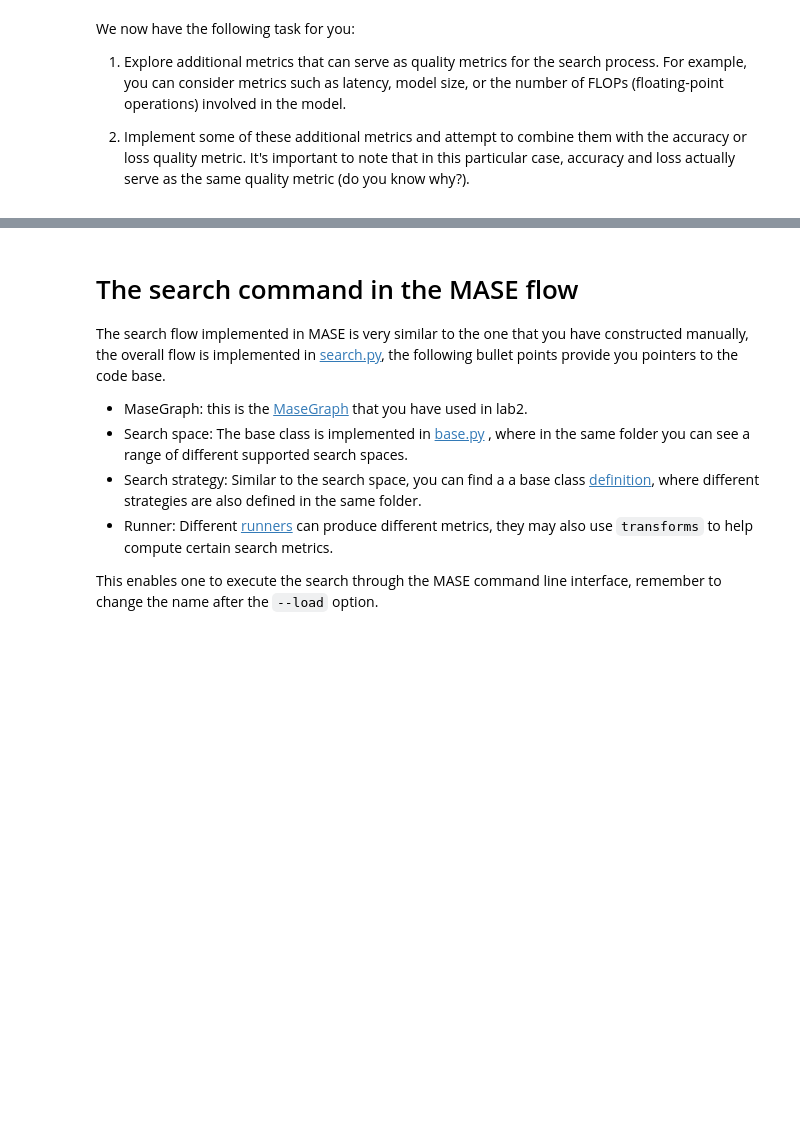
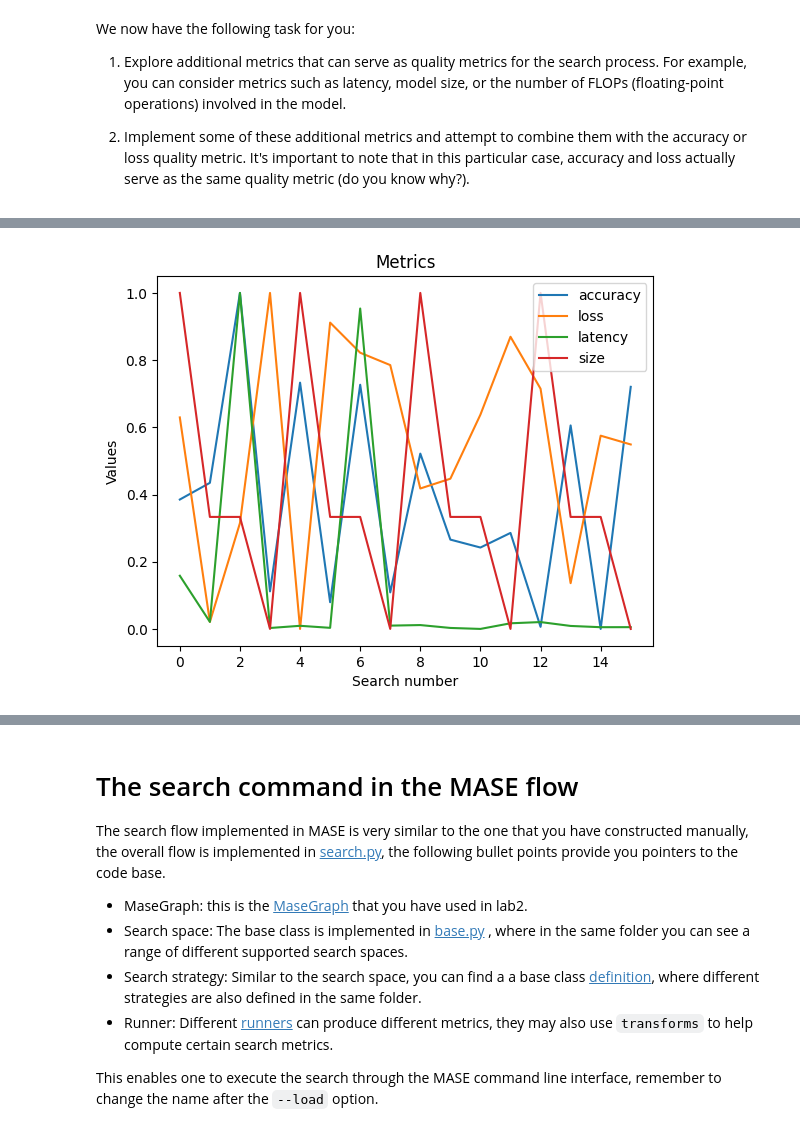
Before and after one commit to Wolk1618/mase, a Jupyter notebook: lab3.ipynb, the cells around one changed output, grey strips where cells are left out. Saved outputs shown, nothing was run; the diff lists cells and outputs as text; code cells hidden in the pictures; blank space fills up the shorter version.

```diff
--- a/lab3.ipynb
+++ b/lab3.ipynb
@@ -201,0 +310,22 @@ We now have the following task for you:
+# %%
+def min_max_scaling(values):
+    min_val = min(values)
+    max_val = max(values)
+    scaled_values = [(x - min_val) / (max_val - min_val) for x in values]
+    return scaled_values
+# %%
+import matplotlib.pyplot as plt
+
+plt.plot(min_max_scaling(acc_avg), label='accuracy')
+plt.plot(min_max_scaling(loss_avg), label='loss')
+plt.plot(min_max_scaling(lat_avg), label='latency')
+plt.plot(min_max_scaling(size_avg), label='size')
+
+plt.xlabel('Search number')
+plt.ylabel('Values')
+plt.title('Metrics')
+plt.legend()
+
+plt.show()
+# %% [output]
+[figure, added]
```
Also changed, not shown: parts of 8 cells of this notebook, 12 other files.
